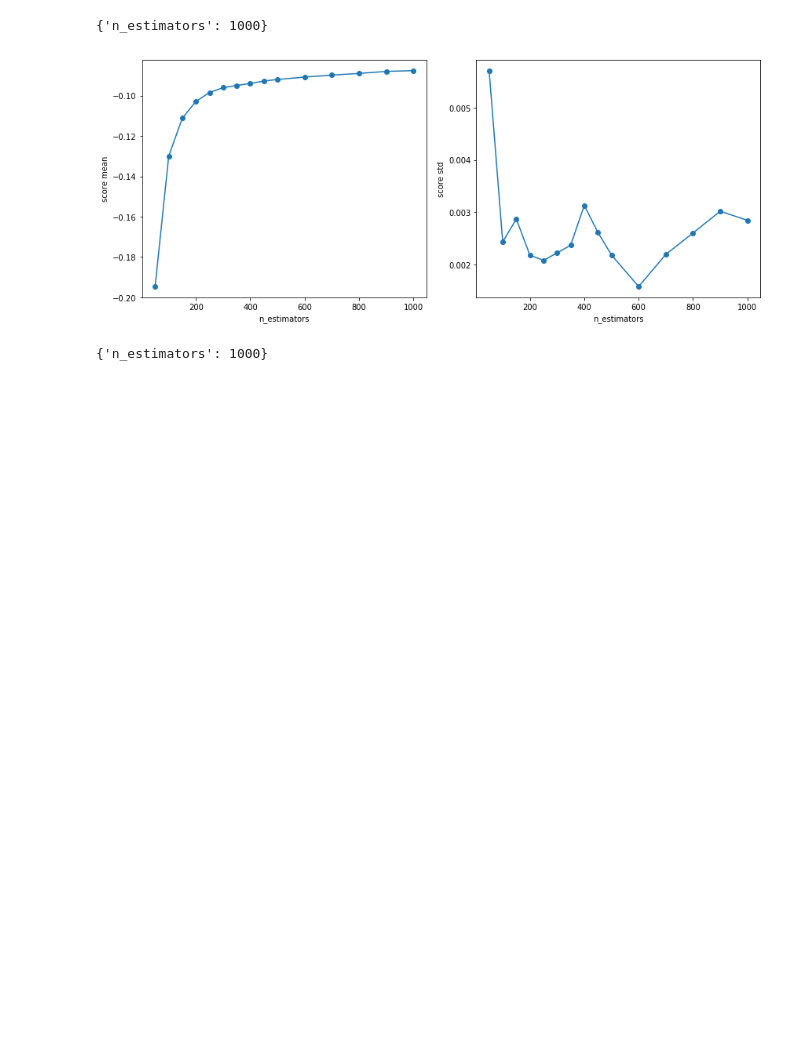
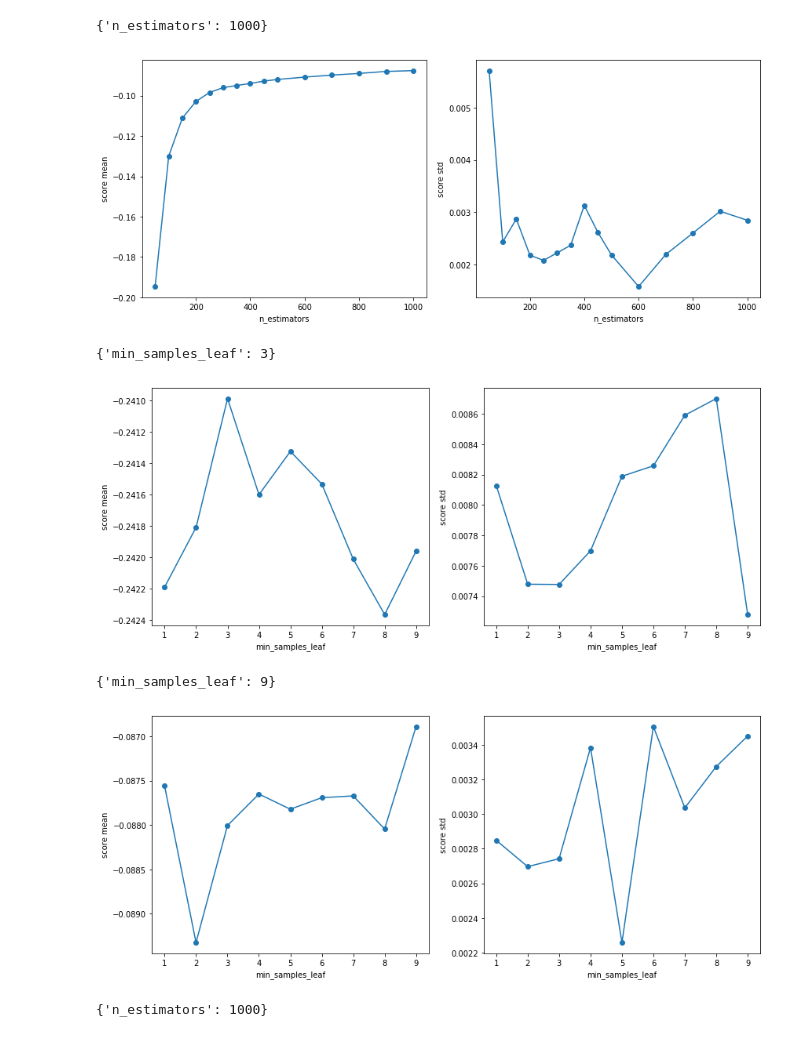
Before and after one commit to qinhanmin2014/kaggle-bike-sharing-demand, a Jupyter notebook: GBDT_RF.ipynb, the cells around one changed output. Saved outputs shown, nothing was run; the diff lists cells and outputs as text; code cells hidden in the pictures; blank space fills up the shorter version.

Commit message:
simple parameter tuning

```diff
--- a/GBDT_RF.ipynb
+++ b/GBDT_RF.ipynb
@@ -155,6 +155,27 @@ plot_cv(param, bestreg, "n_estimators")
 [figure]
 {'n_estimators': 1000}
 [figure]
+# %%
+# GradientBoostingRegressor
+# tune min_samples_leaf
+reg = GradientBoostingRegressor(n_estimators=1000, random_state=0)
+param = {"min_samples_leaf": np.arange(1, 10, 1)}
+bestreg = GridSearchCV(reg, param, cv=kf.split(train, year_month), scoring='neg_mean_squared_error')
+bestreg.fit(train[features], train['casual_log'])
+print(bestreg.best_params_)
+plot_cv(param, bestreg, "min_samples_leaf")
+
+reg = GradientBoostingRegressor(n_estimators=1000, random_state=0)
+param = {"min_samples_leaf": np.arange(1, 10, 1)}
+bestreg = GridSearchCV(reg, param, cv=kf.split(train, year_month), scoring='neg_mean_squared_error')
+bestreg.fit(train[features], train['registered_log'])
+print(bestreg.best_params_)
+plot_cv(param, bestreg, "min_samples_leaf")
+# %% [output]
+{'min_samples_leaf': 3}
+[figure, added]
+{'min_samples_leaf': 9}
+[figure, added]
 # %%
 # RandomForestRegressor
 features = ['season', 'holiday', 'workingday', 'weather',
```
Also changed, not shown: parts of 10 cells of this notebook, 7 other files.
